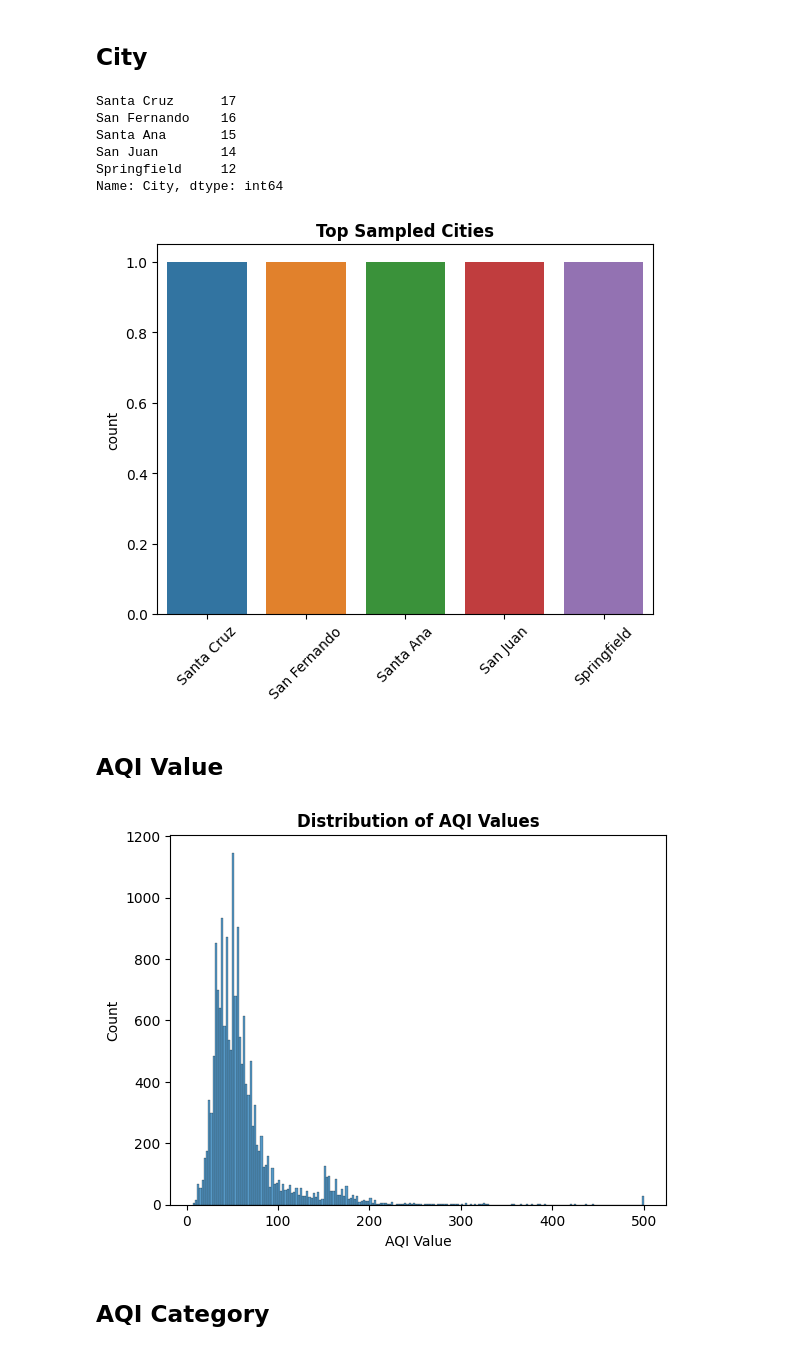
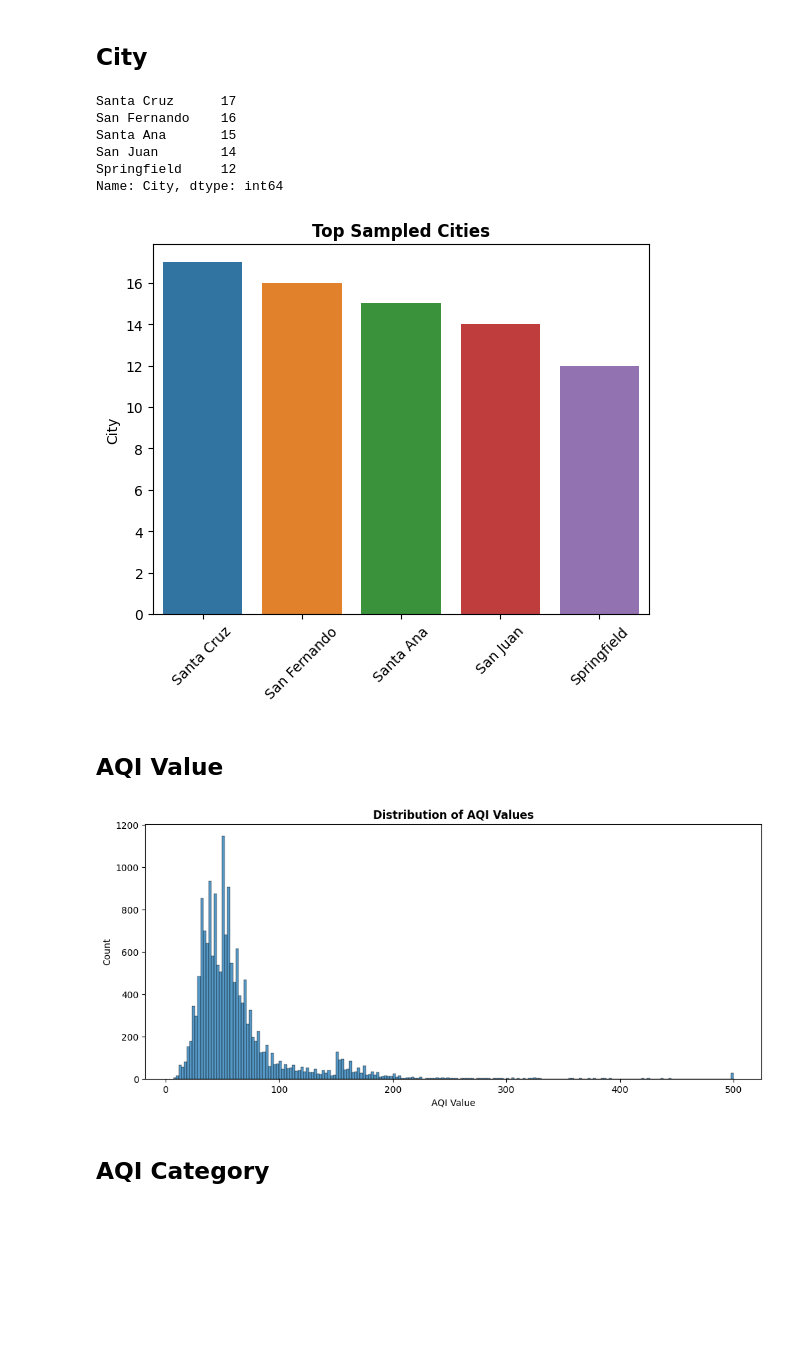
Before and after one commit to eckoecho/Project-2, a Jupyter notebook: World_Air_Quality_Index_by_City_and_Coordinates.ipynb, the cells around one changed output. Cells and saved outputs as stored; diff of their text form; code cells hidden in the pictures; blank space fills up the shorter version.

```diff
--- a/World_Air_Quality_Index_by_City_and_Coordinates.ipynb
+++ b/World_Air_Quality_Index_by_City_and_Coordinates.ipynb
@@ -163,7 +178,7 @@ top_cities = df["City"].value_counts().head()
 print(top_cities)
 #Plotting Cities in Countplot
 fig, ax = plt.subplots()
-sns.countplot(df, x=top_cities.index)
+sns.barplot(df, x=top_cities.index, y=top_cities)
 plt.xticks(rotation=45)
 ax.set_title("Top Sampled Cities", fontweight="bold");
 # %% [output]
@@ -173,16 +188,16 @@ Santa Ana       15
 San Juan        14
 Springfield     12
 Name: City, dtype: int64
-[figure, old version]
+[figure, new version]
 # %% [markdown]
 ## AQI Value
 # %%
 #Plotting AQI in Histogram
-fig, ax = plt.subplots()
+fig, ax = plt.subplots(figsize=(12,5))
 sns.histplot(df, x="AQI Value")
 ax.set_title("Distribution of AQI Values", fontweight="bold");
 # %% [output]
-[figure, old version]
+[figure, new version]
 # %% [markdown]
 ## AQI Category
 # %%
```
Also changed, not shown: parts of 33 cells of this notebook.
